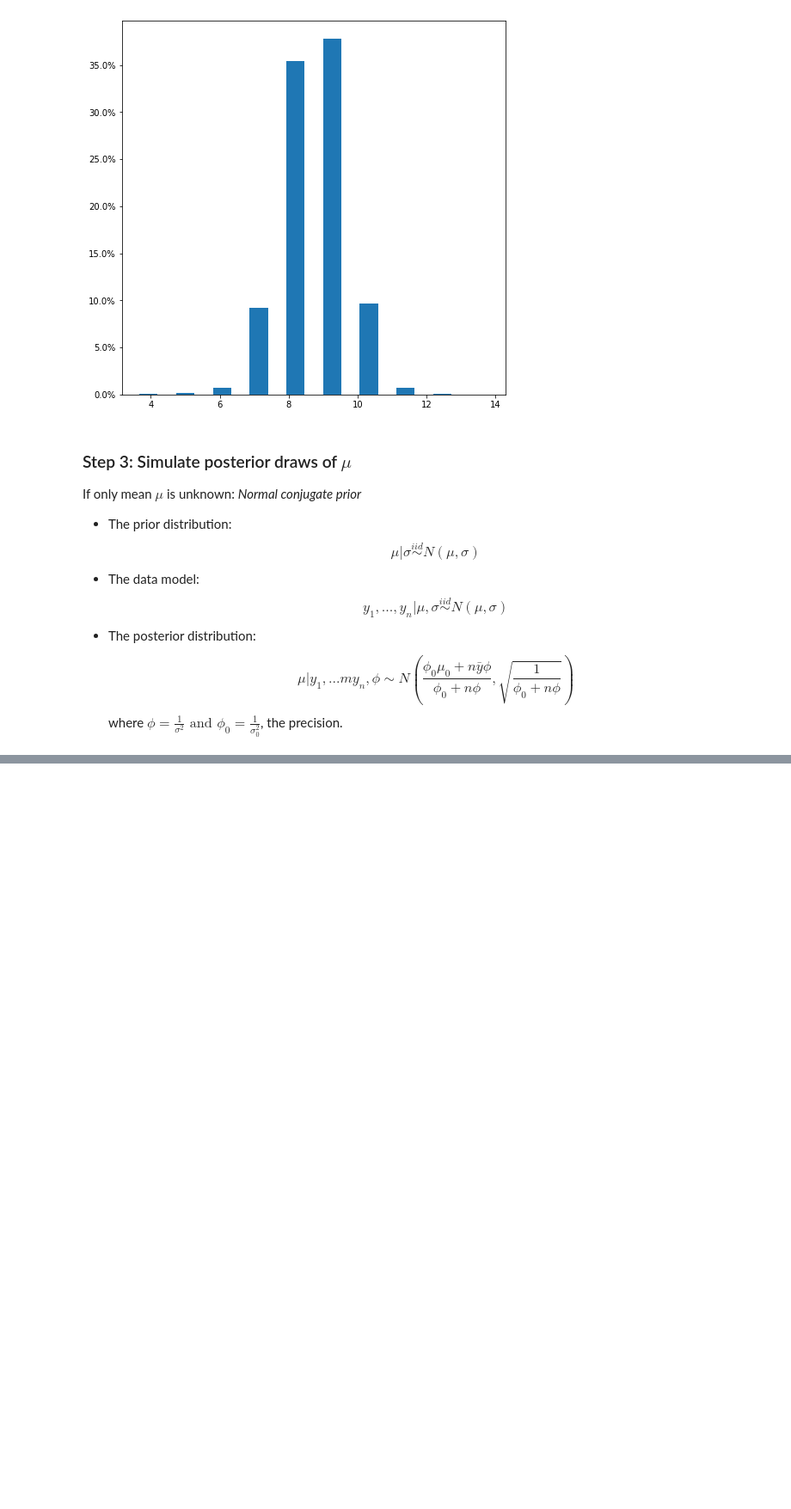
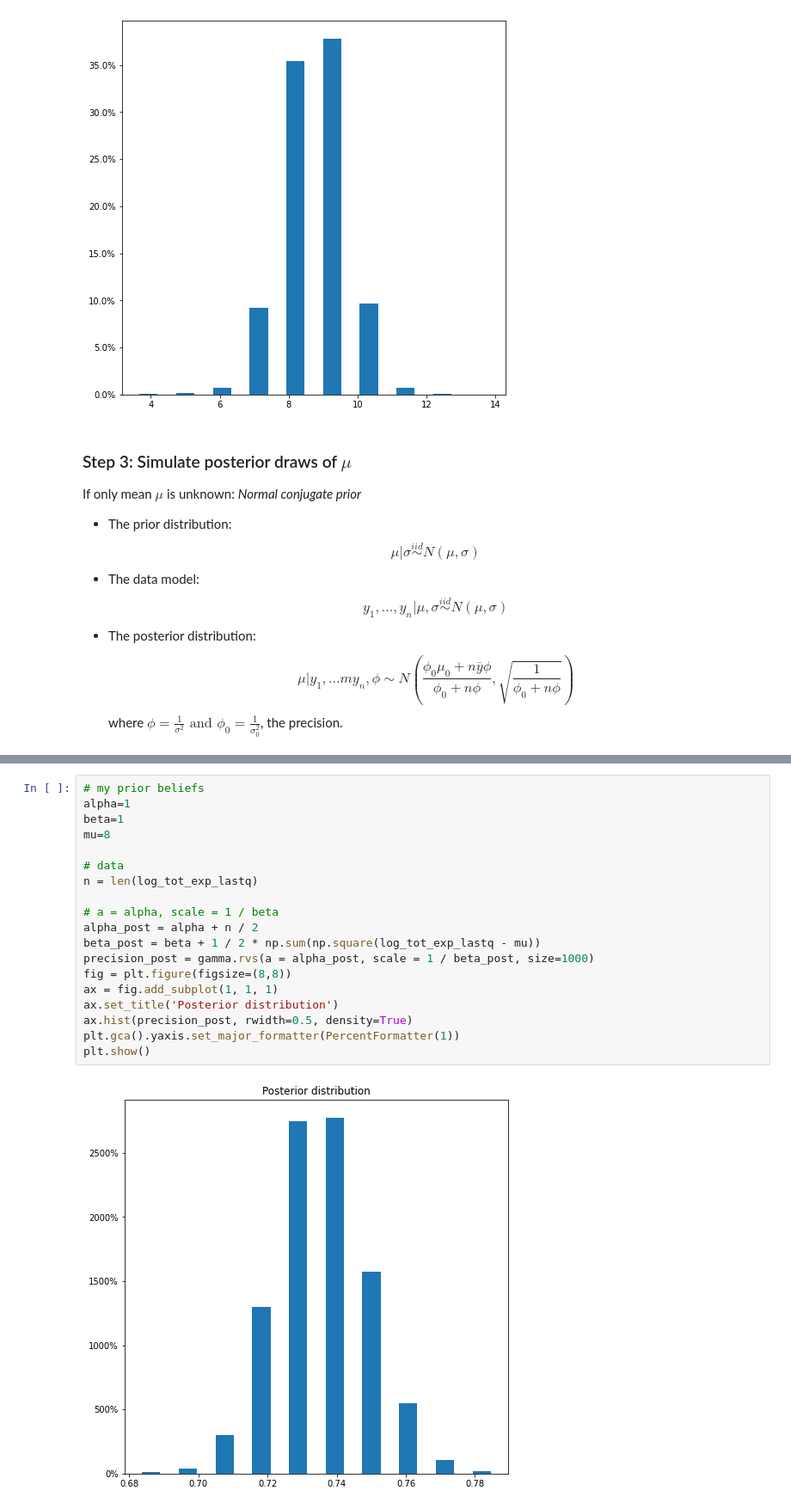
Before and after one commit to alanskye/Bayesian-Statistics, a Jupyter notebook: Lectures/Bayesian_Inference_for_a_Mean.ipynb, the cells around one changed output, grey strips where cells are left out. Shown at 86% size. Drawn from its saved outputs; the diff is of its cells as text; blank space fills up the shorter version.

```diff
--- a/Lectures/Bayesian_Inference_for_a_Mean.ipynb
+++ b/Lectures/Bayesian_Inference_for_a_Mean.ipynb
@@ -77,0 +85,21 @@ plt.show()
+# %%
+# my prior beliefs
+alpha=1
+beta=1
+mu=8
+
+# data
+n = len(log_tot_exp_lastq)
+
+# a = alpha, scale = 1 / beta
+alpha_post = alpha + n / 2
+beta_post = beta + 1 / 2 * np.sum(np.square(log_tot_exp_lastq - mu))
+precision_post = gamma.rvs(a = alpha_post, scale = 1 / beta_post, size=1000)
+fig = plt.figure(figsize=(8,8))
+ax = fig.add_subplot(1, 1, 1)
+ax.set_title('Posterior distribution')
+ax.hist(precision_post, rwidth=0.5, density=True)
+plt.gca().yaxis.set_major_formatter(PercentFormatter(1))
+plt.show()
+# %% [output]
+[figure, added]
```
Also changed, not shown: parts of 2 cells of this notebook.
